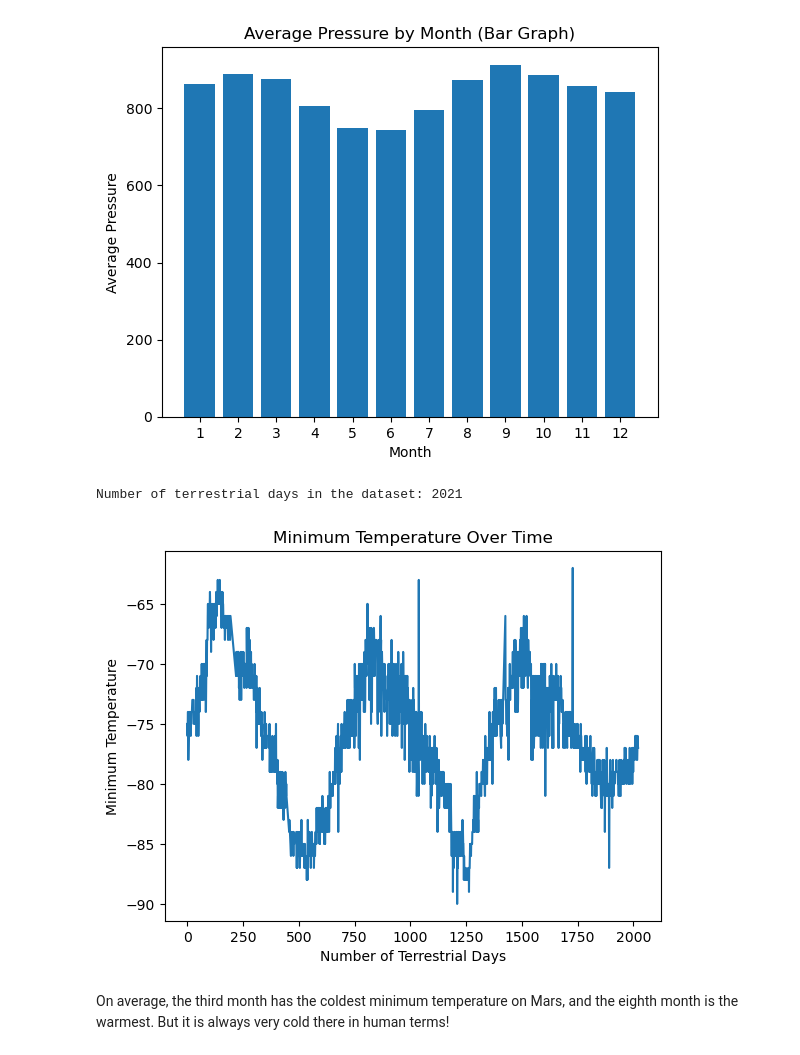
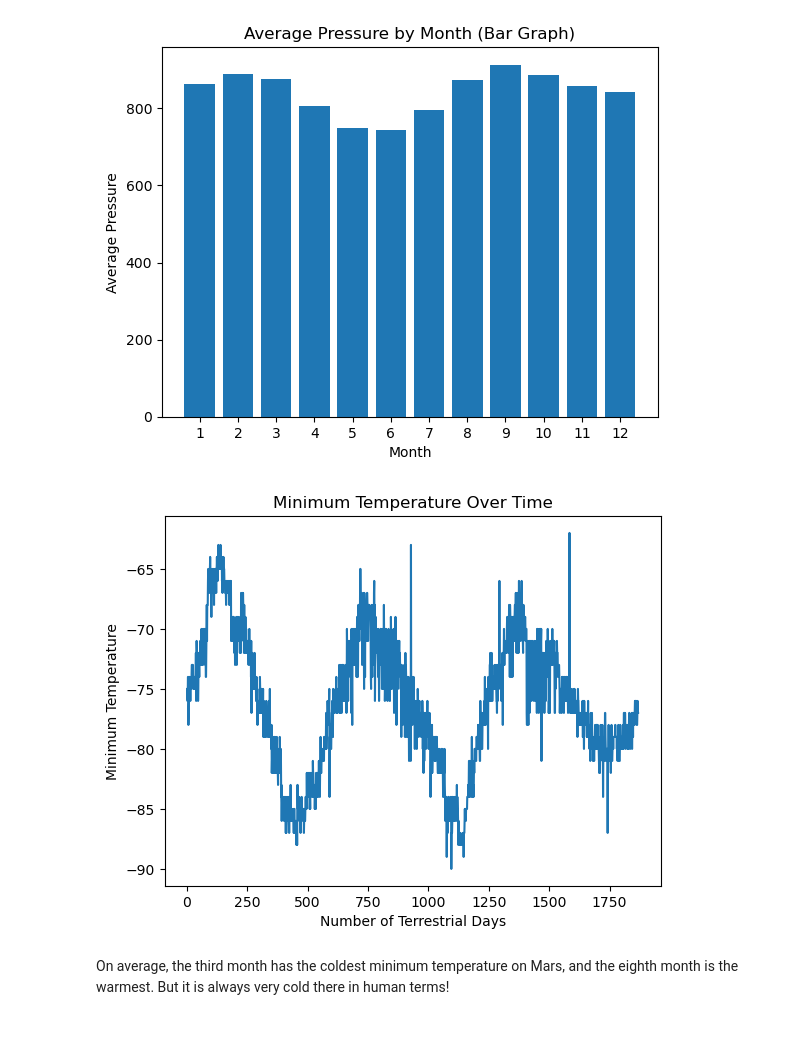
Before and after one commit to tcasteel/Module-11-Challege, a Jupyter notebook: part_2_mars_weather.ipynb, the cells around one changed output. Drawn from its saved outputs; the diff is of its cells as text; code cells hidden in the pictures.

```diff
--- a/part_2_mars_weather.ipynb
+++ b/part_2_mars_weather.ipynb
@@ -268,30 +269,13 @@ plt.show()
 [figure]
 # %%
 # 5. How many terrestrial (earth) days are there in a Martian year?
-
-earliest_date = df['terrestrial_date'].min()
-latest_date = df['terrestrial_date'].max()
-
-days_difference = (latest_date - earliest_date).days
-
-print("Number of terrestrial days in the dataset:", days_difference)
+plt.plot(df.index + 1, df['min_temp'], label='Minimum Temperature')
+plt.xlabel('Number of Terrestrial Days')
+plt.ylabel('Minimum Temperature')
+plt.title('Minimum Temperature Over Time')
+plt.show()
 # %% [output]
-Number of terrestrial days in the dataset: 2021
+[figure, added]
-# %%
-df['terrestrial_date'] = pd.to_datetime(df['terrestrial_date'], errors='coerce')
-
-earliest_date = df['terrestrial_date'].min()
-
-df['days_from_start'] = (df['terrestrial_date'] - earliest_date).dt.days
-
-plt.plot(df['days_from_start'], df['min_temp'])
-
-plt.xlabel('Number of Terrestrial Days')
-plt.ylabel('Minimum Temperature')
-plt.title('Minimum Temperature Over Time')
-plt.show()
-# %% [output]
-[figure, removed]
 # %% [markdown]
 On average, the third month has the coldest minimum temperature on Mars, and the eighth month is the warmest. But it is always very cold there in human terms!
 # %% [markdown]
```
Also changed, not shown: parts of 1 cell of this notebook.
